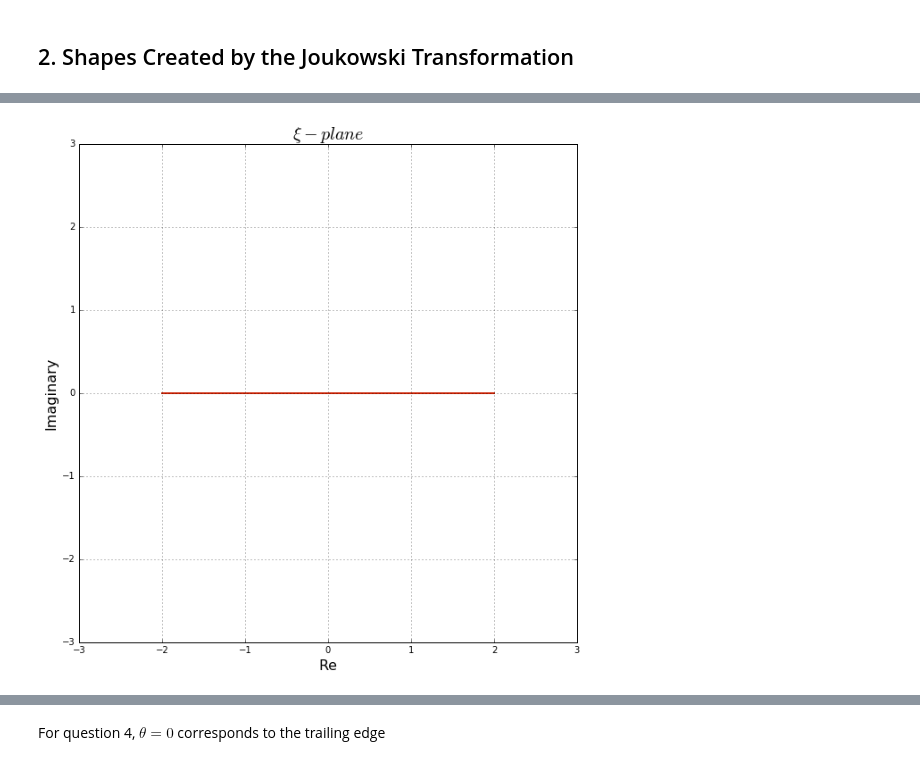
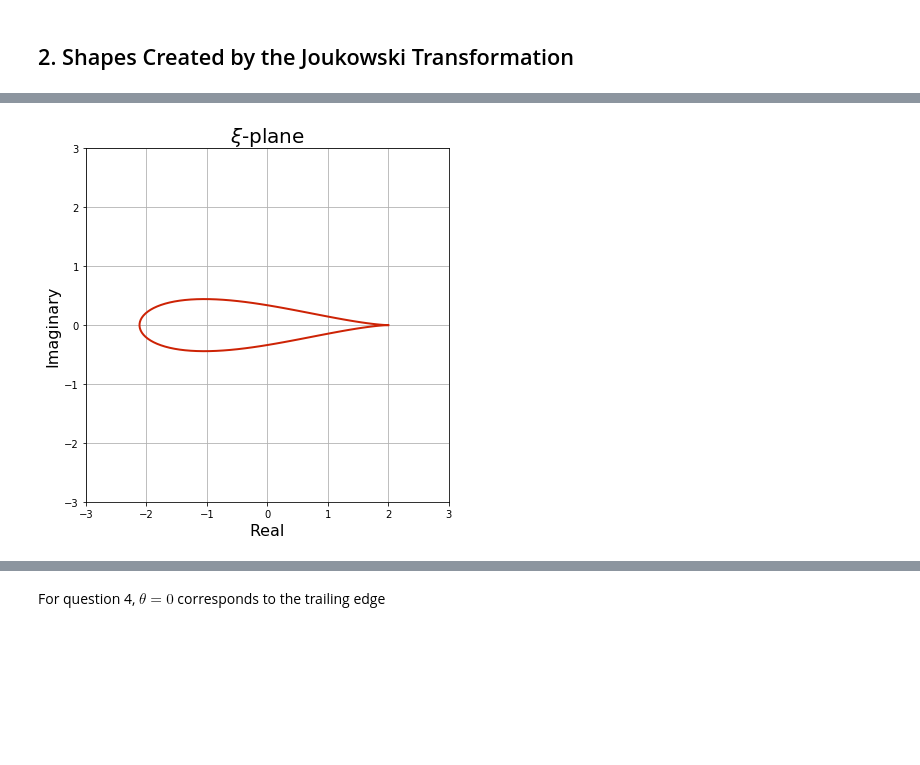
Before and after one commit to bobforcha/mae6226_workspace, a Jupyter notebook: assignments/assignment_02/assignment_02.ipynb, the cells around one changed output, grey strips where cells are left out. Saved outputs shown, nothing was run; the diff lists cells and outputs as text; code cells hidden in the pictures; blank space fills up the shorter version.

```diff
--- a/assignments/assignment_02/assignment_02.ipynb
+++ b/assignments/assignment_02/assignment_02.ipynb
@@ -60,12 +104,10 @@ import matplotlib.pyplot as plt
 # %%
-# plots
-size = 10
 plt.figure(figsize=(size, size))
-plt.xlabel('x', fontsize=16)
-plt.ylabel('iy', fontsize=16)
-plt.title('Z-plane', fontsize=20, fontweight='bold')
+plt.xlabel('Real', fontsize=16)
+plt.ylabel('Imaginary', fontsize=16)
+plt.title(r'$\xi$-plane', fontsize=20)
 plt.xlim(x_start, x_end)
 plt.ylim(y_start, y_end)
 plt.grid(True)
-plt.plot(z_circ.real, z_circ.imag, color='#CD2305', linewidth=2, linestyle='-');
+plt.plot(xi_circ2.real, xi_circ2.imag, color='#CD2305', linewidth=2, linestyle='-');
 # %% [output]
@@ -73,16 +117,22 @@ plt.plot(z_circ.real, z_circ.imag, color='#CD2305', linewidth=2, linestyle='-');
 # %%
+R3 = 1.2
+c = 1.0
+x_c = c-R3
+y_c = 0.0
+
+z_circ3 = (R3*np.cos(theta) + x_c) + (R3*np.sin(theta) + y_c)*1j
+
 # transform
-xi_circ = z_circ + 1/(z_circ)
+xi_circ3 = z_circ3 + c/z_circ3
 
 # plots
-size = 10
 plt.figure(figsize=(size, size))
-plt.xlabel('Re', fontsize=16)
+plt.xlabel('Real', fontsize=16)
 plt.ylabel('Imaginary', fontsize=16)
-plt.title(r'$\xi-plane$', fontsize=20, fontweight='bold')
+plt.title(r'$\xi$-plane', fontsize=20)
 plt.xlim(x_start, x_end)
 plt.ylim(y_start, y_end)
 plt.grid(True)
-plt.plot(xi_circ.real, xi_circ.imag, color='#CD2305', linewidth=2, linestyle='-');
+plt.plot(xi_circ3.real, xi_circ3.imag, color='#CD2305', linewidth=2, linestyle='-');
 # %% [output]
-[figure, old version]
+[figure, new version]
```
Also changed, not shown: parts of 23 cells of this notebook, 1 other file.
